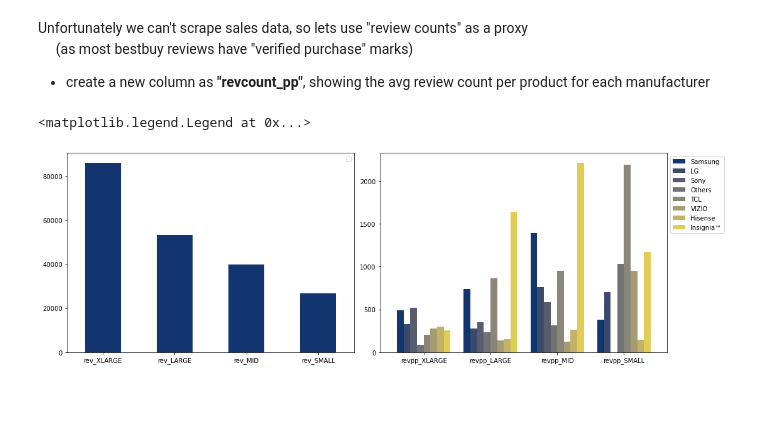
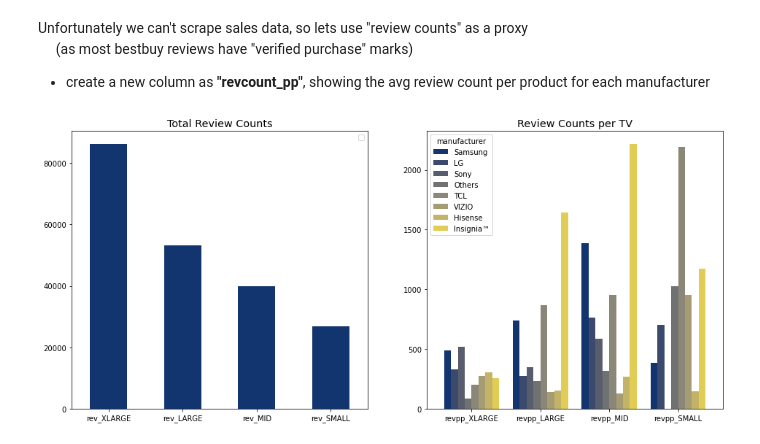
Before and after one commit to dnie44/nycdatascience_python_project, a Jupyter notebook: bb_analysis1.ipynb, the cells around one changed output. Saved outputs shown, nothing was run; the diff lists cells and outputs as text; code cells hidden in the pictures; blank space fills up the shorter version.

```diff
--- a/bb_analysis1.ipynb
+++ b/bb_analysis1.ipynb
@@ -244,11 +246,15 @@ for SIZE in ['XLARGE','LARGE','MID','SMALL']:
 # %%
 reviews = reviews.sort_values(by='prod_ALL', ascending=False)
 # %%
-fig, axes = plt.subplots(figsize=(14, 5), nrows=1, ncols=2)
-fig.tight_layout()
+fig, axes = plt.subplots(figsize=(16, 7), nrows=1, ncols=2)
+#fig.tight_layout()
 reviews[['rev_XLARGE','rev_LARGE','rev_MID','rev_SMALL']].sum().plot(ax=axes[0], kind='bar', rot=0).legend('')
+axes[0].set_title('Total Review Counts', fontweight='light', fontsize='x-large')
 reviews[['revpp_XLARGE','revpp_LARGE','revpp_MID','revpp_SMALL']].T\
-            .plot(ax=axes[1], rot=0, kind='bar', width=0.8).legend(bbox_to_anchor=(1.0, 1.0))
+            .plot(ax=axes[1], rot=0, kind='bar', width=0.8)
+axes[1].set_title('Review Counts per TV', fontweight='light', fontsize='x-large')
+
+#save file for Presentation
+fig.savefig('temp.png', transparent=True)
 # %% [output]
-<matplotlib.legend.Legend at 0x...>
-[figure, old version]
+[figure, new version]
```
Also changed, not shown: parts of 2 cells of this notebook.
